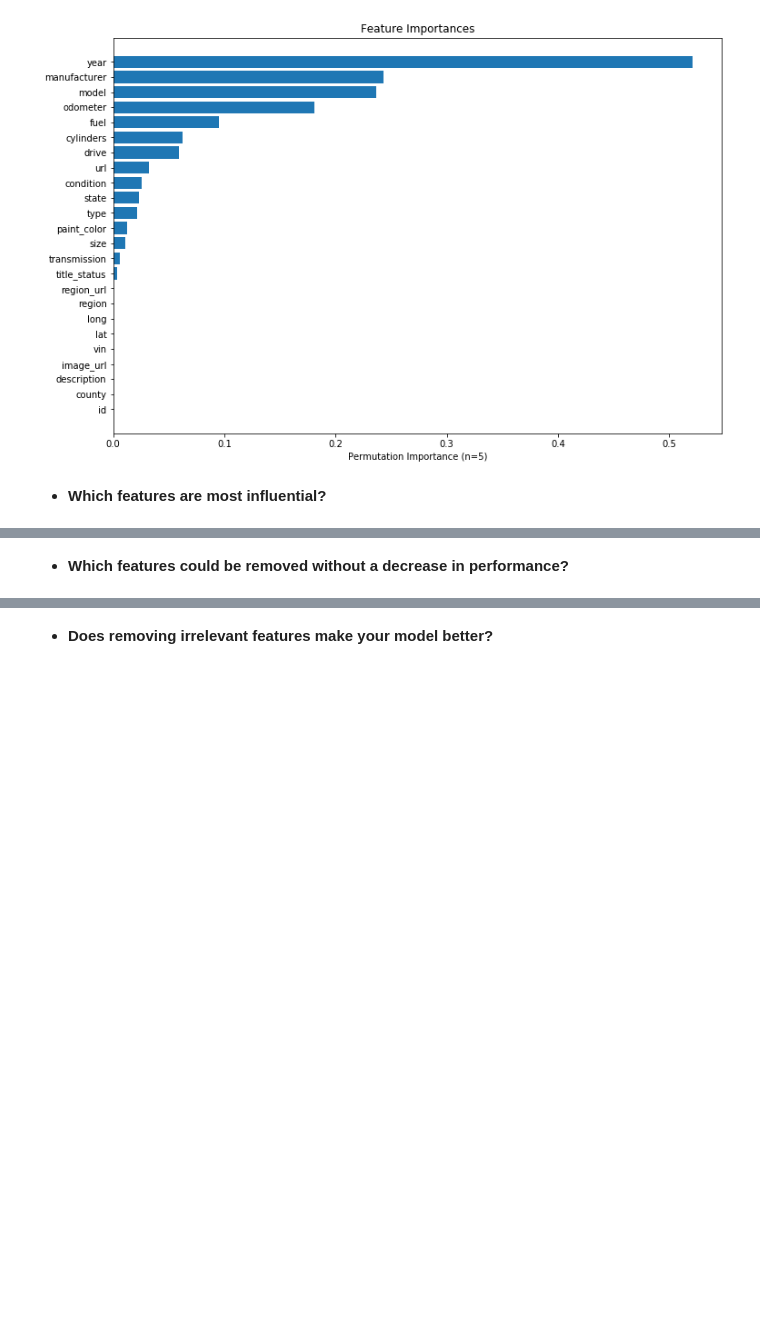
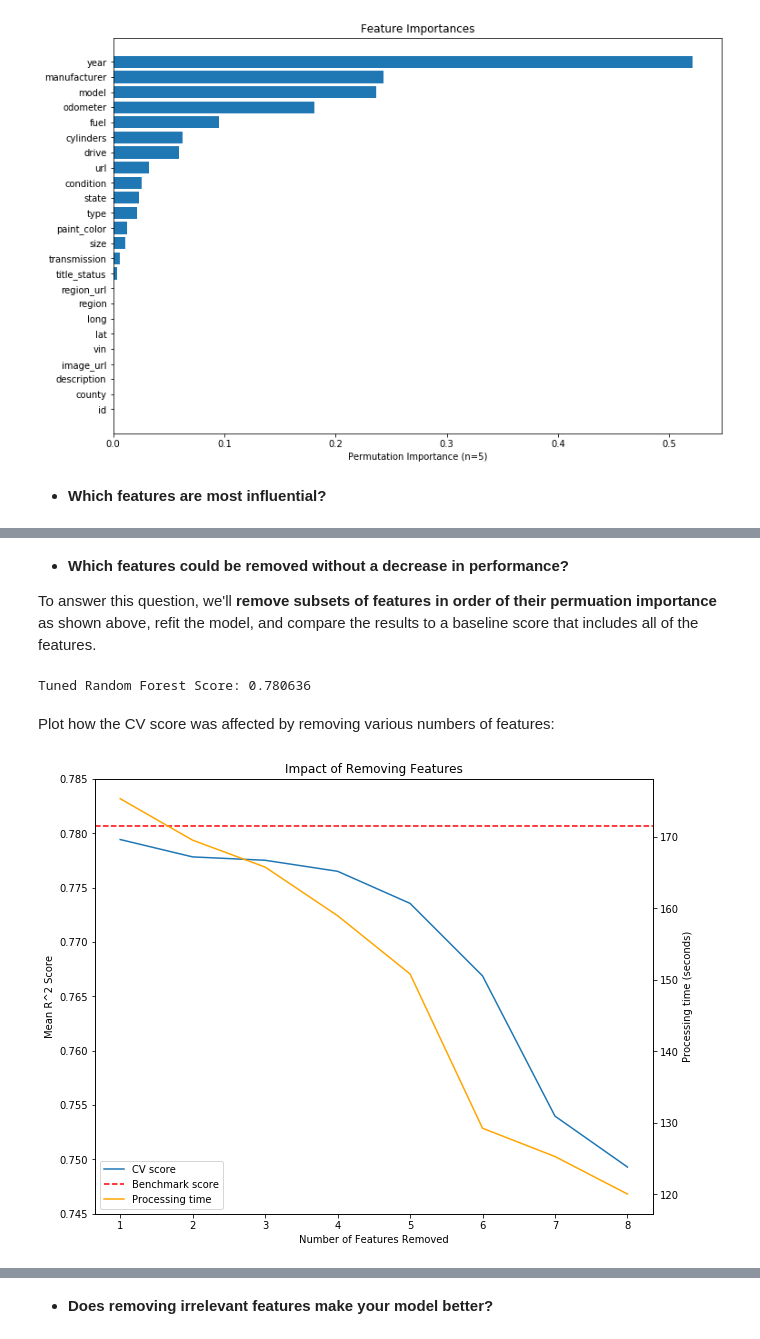
Before and after one commit to AppliedML2020/assignment-3-tomas-larrain, a Jupyter notebook: hw-3.ipynb, the cells around one changed output, grey strips where cells are left out. Drawn from its saved outputs; the diff is of its cells as text; code cells hidden in the pictures; blank space fills up the shorter version.

```diff
--- a/hw-3.ipynb
+++ b/hw-3.ipynb
@@ -1265,4 +1265,14 @@ These results suggest that the **year, make, model, and mileage** of a vehicle a
 
 As expected, the features not included in our preprocessing pipeline (e.g. vin, image_url, county, etc.) have a permutation importance of 0.
-# %% [markdown]
-- **Which features could be removed without a decrease in performance?**
+# %% [markdown]
+- **Which features could be removed without a decrease in performance?**
+
+To answer this question, we'll **remove subsets of features in order of their permuation importance** as shown above, refit the model, and compare the results to a baseline score that includes all of the features.
+# %%
+# Generate a baseline score against which we'll compare the models with various features removed
+tuned_rf_pipe = make_pipeline(BEST_PREPROCESSOR_NO_SCALING,
+                              RandomForestRegressor(max_features=rf_tuned_max_features, random_state=25, n_jobs=n_jobs))
+tuned_rf_score = cross_val_score(tuned_rf_pipe, X_train, y_train, cv=shuffle).mean()
+print(f"Tuned Random Forest Baseline Score: {tuned_rf_score:.6f}")
+# %% [output]
+Tuned Random Forest Score: 0.780636
@@ -1268,0 +1314,24 @@ As expected, the features not included in our preprocessing pipeline (e.g. vin,
+# %% [markdown]
+Plot how the CV score was affected by removing various numbers of features:
+# %%
+fig, ax = plt.subplots(figsize=(10, 8))
+
+ax.plot(mean_scores, label='CV score')
+ax.set_xticklabels(range(len(last_removed_feature) + 1))
+ax.set_xlabel('Number of Features Removed')
+ax.set_ylabel('Mean R^2 Score')
+ax.axhline(y=tuned_rf_score, color='r', linestyle='--', label='Benchmark score')
+ax.set_ylim(0.745, 0.785)
+
+ax2 = ax.twinx()
+ax2.plot(processing_times, color='orange', label='Processing time')
+ax2.set_ylabel('Processing time (seconds)')
+
+ax.set_title('Impact of Removing Features')
+
+# ask matplotlib for the plotted objects and their labels
+lines, labels = ax.get_legend_handles_labels()
+lines2, labels2 = ax2.get_legend_handles_labels()
+ax2.legend(lines + lines2, labels + labels2, loc=3);
+# %% [output]
+[figure, added]
```
Also changed, not shown: parts of 8 cells of this notebook.
